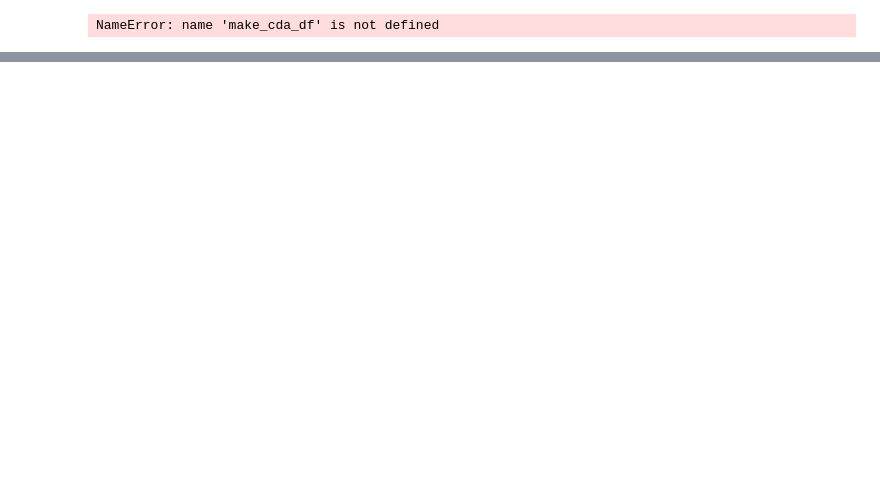
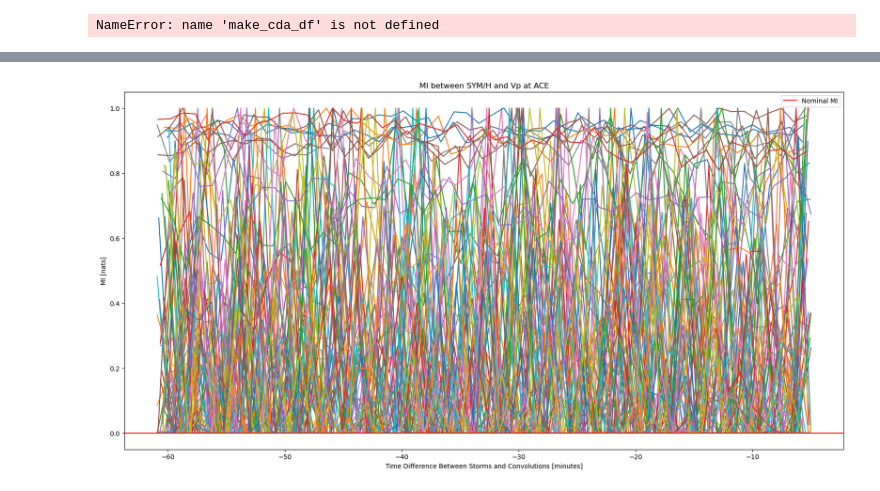
Before and after one commit to Sat-Nav/UROP2024, a Jupyter notebook: src/tests.ipynb, the cells around one changed output, grey strips where cells are left out. Drawn from its saved outputs; the diff is of its cells as text; code cells hidden in the pictures; blank space fills up the shorter version.

```diff
--- a/src/tests.ipynb
+++ b/src/tests.ipynb
@@ -419,0 +560,60 @@ array(['1999-01', '1999-02', '1999-04', '1999-09', '1999-10', '1999-11',
+# %%
+plt.figure(figsize=[20, 10])
+
+omni_col_name = "SYM/H"
+sw_col_name = "Vp"
+omni_col = omni_all_storms.columns.difference(["Datetime"], sort=False).get_loc(omni_col_name)
+sw_col = level2_all_storms.columns.difference(["Datetime"], sort=False).get_loc(sw_col_name)
+for i, storm in enumerate(storm_data):
+    if not analysed2[i]:
+        continue
+
+    offset = i - sum(analysed2[:i])
+    matrices_times = all_matrix_times2[i - offset]
+    if (storm["Datetime"].max()-matrices_times.min()).total_seconds()/60 < 30:
+        continue
+    MI_matrices = all_storm_MI_matrices2[i - offset]
+
+    max_MI_pos = np.argmax(MI_matrices[:, omni_col, sw_col])
+    max_MI = MI_matrices[max_MI_pos, omni_col, sw_col]
+    max_MI_time_delta = (matrices_times[max_MI_pos] - storm["Datetime"].max()).total_seconds()/60 # time of max MI relative to end of storm
+    # plt.plot(max_MI_time_delta, max_MI, 'o', label = f"{i - offset + 1}")
+
+    plt.plot(
+        (pd.Series(all_matrix_times2[i - offset]) - storm["Datetime"].max()).dt.total_seconds()/60,
+        MI_matrices[:, omni_col, sw_col]/max_MI,
+        # label = f"{max_MI:.2f} at {max_MI_time_delta:.0f} minutes"
+        )
+# nominal MI
+nominal_MI = (MI(
+    omni_all_storms.sample(len(level2_all_storms[sw_col_name]))[omni_col_name],
+    level2_all_storms[sw_col_name],
+    knn=True)[0])
+
+plt.title(f'MI between {omni_col_name} and {sw_col_name} at ACE')
+plt.xlabel('Time Difference Between Storms and Convolutions [minutes]')
+plt.axhline(nominal_MI, label="Nominal MI", color='r')
+plt.ylabel('MI [nats]')
+plt.legend()
+plt.show()
+
+# time = []
+# for i, storm in enumerate(storm_data):
+#     if not analysed1[i]:
+#         continue
+
+#     offset = i - sum(analysed1[:i])
+#     matrices_times = all_matrix_times1[i - offset]
+#     if (storm["Datetime"].max()-matrices_times.min()).total_seconds()/60 < 30:
+#         continue
+#     MI_matrices = all_storm_MI_matrices1[i - offset]
+
+#     max_MI_pos = np.argmax(MI_matrices[:, omni_col, sw_col])
+#     max_MI_time_delta = (matrices_times[max_MI_pos] - storm["Datetime"].max()).total_seconds()/60 # time of max MI relative to end of storm
+#     time.append(max_MI_time_delta)
+# plt.title(f'Histogram of Peak MI Timings between {omni_col_name} and {sw_col_name} at ACE (Level 2 Data)')
+# plt.ylabel('Frequency')
+# plt.hist(time, bins=60)
+# plt.show()
+# %% [output]
+[figure, added]
```
Also changed, not shown: parts of 20 cells of this notebook.
